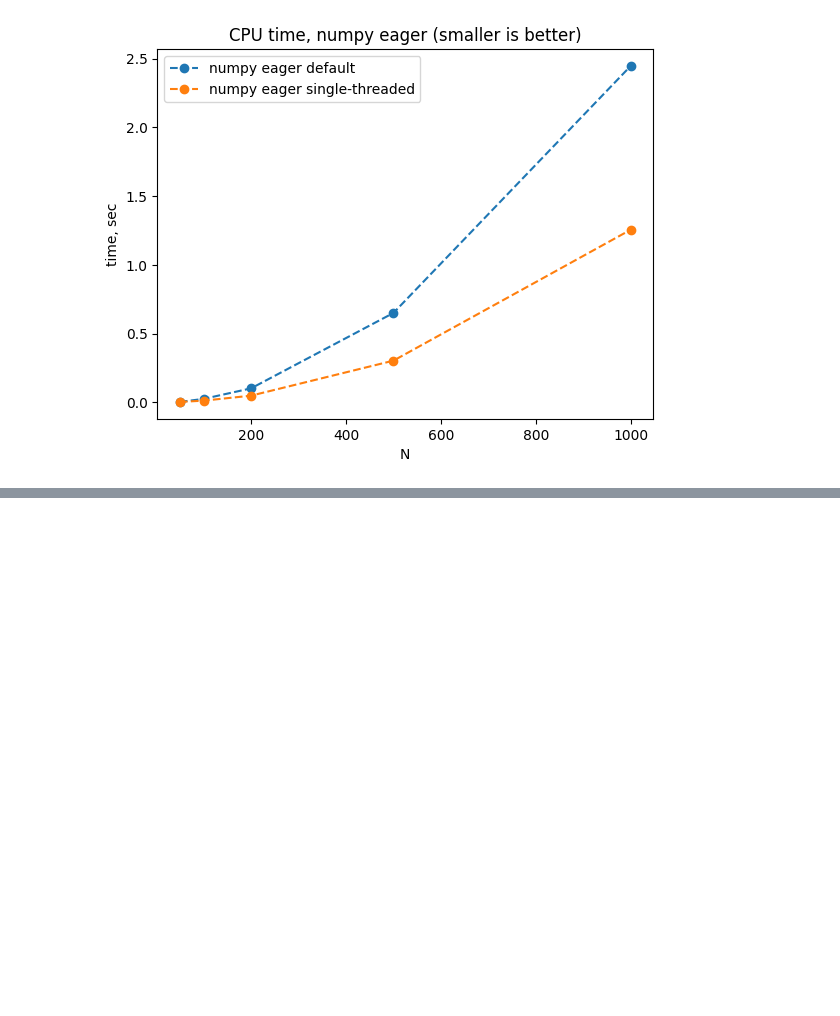
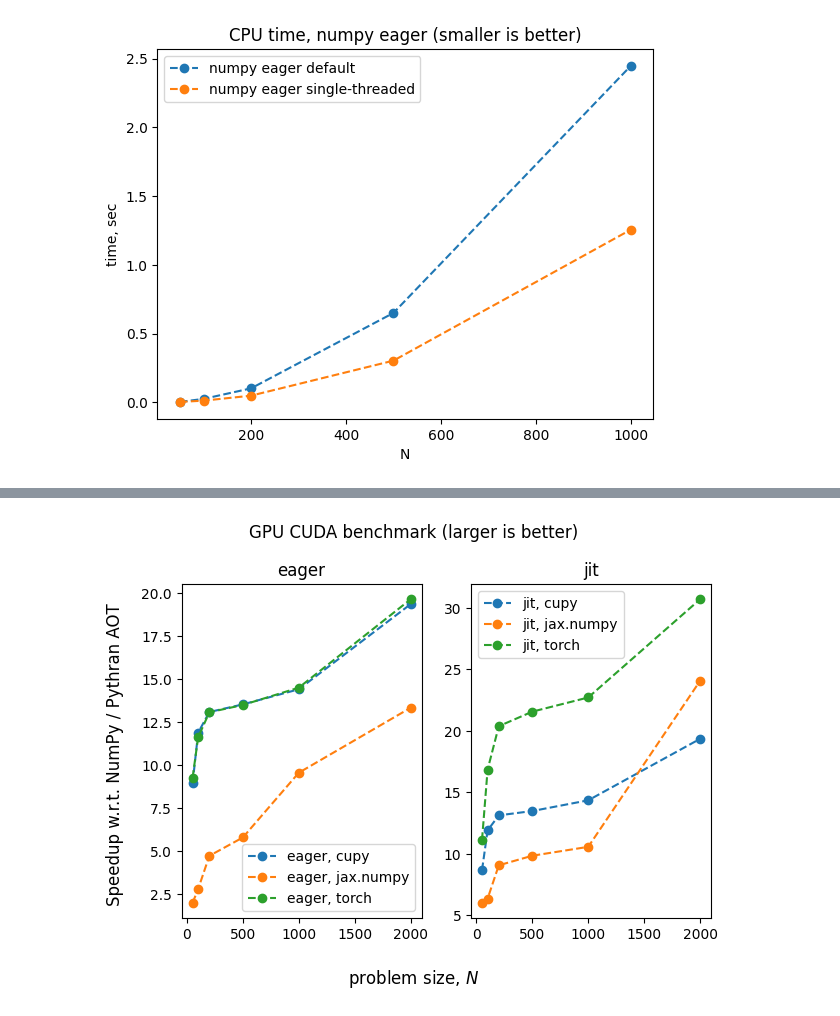
Before and after one commit to ev-br/bench_playground, a Jupyter notebook: viz.rbf.ipynb, the cells around one changed output, grey strips where cells are left out. Saved outputs shown, nothing was run; the diff lists cells and outputs as text; code cells hidden in the pictures; blank space fills up the shorter version.

```diff
--- a/viz.rbf.ipynb
+++ b/viz.rbf.ipynb
@@ -500,0 +676,27 @@ df__
+# %%
+fig, ax = plt.subplots(1, 2)
+plt.suptitle("GPU CUDA benchmark (larger is better)")
+
+df_cpu = df_[df_.device == "cuda"].reset_index(drop=True)
+
+grp_dict = df_cpu.groupby(["machine", "jit", "backend"]).groups
+for key, idx in grp_dict.items():
+    this_df = df_cpu.iloc[idx]
+
+    r = {"eager": 0, "jit": 1}[key[1]]
+
+    ax[r].plot(this_df["N"], this_df["speedup"], 'o--', label=f"{key[1]}, {key[2]}")
+
+ax[0].legend()
+ax[1].legend()
+
+ax[0].set_title('eager')
+ax[1].set_title('jit')
+
+fig.supxlabel('problem size, $N$')
+fig.supylabel('Speedup w.r.t. NumPy / Pythran AOT')
+
+plt.tight_layout()
+plt.savefig('gpu_bench_2.png')
+# %% [output]
+[figure, added]
```
Also changed, not shown: parts of 11 cells of this notebook, 1 other file.
